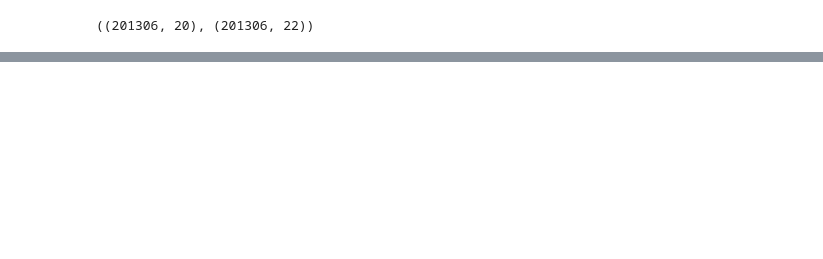
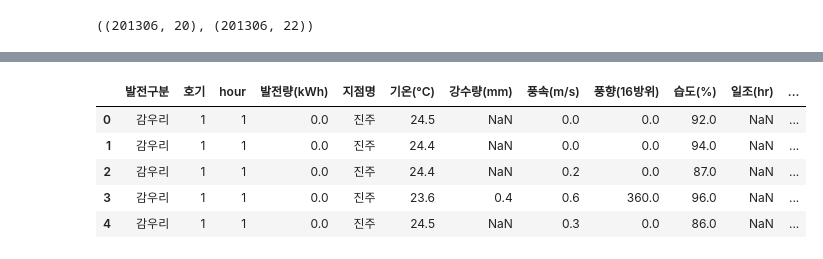
Before and after one commit to seoyoung7879/predict_energy, a Jupyter notebook: 경국/solar_merge/add_forecast/add_sun.ipynb, the cells around one changed output, grey strips where cells are left out. Drawn from its saved outputs; the diff is of its cells as text; code cells hidden in the pictures; blank space fills up the shorter version.

```diff
--- a/경국/solar_merge/add_forecast/add_sun.ipynb
+++ b/경국/solar_merge/add_forecast/add_sun.ipynb
@@ -429,6 +463,16 @@ df_1.head()
 # %%
 import pandas as pd
 import pvlib
+
+import pytz
+
+# 서울 타임존을 pytz로 직접 지정
+seoul_tz = pytz.timezone('Asia/Seoul')
+
+df_1['일시'] = pd.to_datetime(
+    df_1[['year', 'month', 'day', 'hour']]
+).dt.tz_localize(seoul_tz)
+
 
 # 1) 위도·경도 정보 (실제 발전소명, 위도/경도 입력 필요)
 location_info = {
@@ -508,6 +552,8 @@ df_1[['태양고도', '방위각']] = df_1.apply(compute_solar_pos, axis=1)
 summary_hour = df_1.groupby(df_1['일시'].dt.hour)['태양고도'].mean().reset_index()
 summary_hour.columns = ['시간대', '평균 고도 (°)']
 print(summary_hour)
+
+df_1.to_csv('df_1_with_solar_position.csv', index=False, encoding='utf-8-sig')
 # %% [output]
     시간대  평균 고도 (°)
 0     0   0.000000
@@ -607,3 +653,41 @@ df_1 = df_1.rename(columns={'설비용량 (MW)': '설비용량(MW)'})
+# %%
+# ✅ 날짜 컬럼(datetime) 생성
+df_1['날짜'] = pd.to_datetime(df_1[['year', 'month', 'day']], errors='coerce')
+
+# ✅ weekday 컬럼 추가 (월=0, 화=1, ..., 일=6)
+df_1['weekday'] = df_1['날짜'].dt.weekday
+
+# ✅ 날짜 컬럼은 더 이상 필요 없다면 제거
+df_1 = df_1.drop(columns=['날짜'])
+# %%
+def map_cloud_to_sky(cloud):
+    if pd.isna(cloud):
+        return None
+    try:
+        c = float(cloud)
+    except:
+        return None
+    if c <= 2:
+        return 1
+    elif c <= 7:
+        return 3
+    else:
+        return 4
+
+df_1 = df_1.rename(columns={'전운량(10분위)': '하늘상태'})
+
+# 전운량 컬럼이 '전운량(10분위)'라는 이름일 경우
+df_1['하늘상태'] = df_1['하늘상태'].apply(map_cloud_to_sky)
+
+
+df_1.head(5)
+# %% [output]
+|  | 발전구분 | 호기 | hour | 발전량(kWh) | 지점명 | 기온(°C) | 강수량(mm) | 풍속(m/s) | 풍향(16방위) | 습도(%) | 일조(hr) | ... |
+| 0 | 감우리 | 1 | 1 | 0.0 | 진주 | 24.5 | NaN | 0.0 | 0.0 | 92.0 | NaN | ... |
+| 1 | 감우리 | 1 | 1 | 0.0 | 진주 | 24.4 | NaN | 0.0 | 0.0 | 94.0 | NaN | ... |
+| 2 | 감우리 | 1 | 1 | 0.0 | 진주 | 24.4 | NaN | 0.2 | 0.0 | 87.0 | NaN | ... |
+| 3 | 감우리 | 1 | 1 | 0.0 | 진주 | 23.6 | 0.4 | 0.6 | 360.0 | 96.0 | NaN | ... |
+| 4 | 감우리 | 1 | 1 | 0.0 | 진주 | 24.5 | NaN | 0.3 | 0.0 | 86.0 | NaN | ... |
 # %%
 print("✅ df_1 컬럼명:")
 print(df_1.columns.tolist())
```
Also changed, not shown: parts of 18 cells of this notebook, 1 other file.
